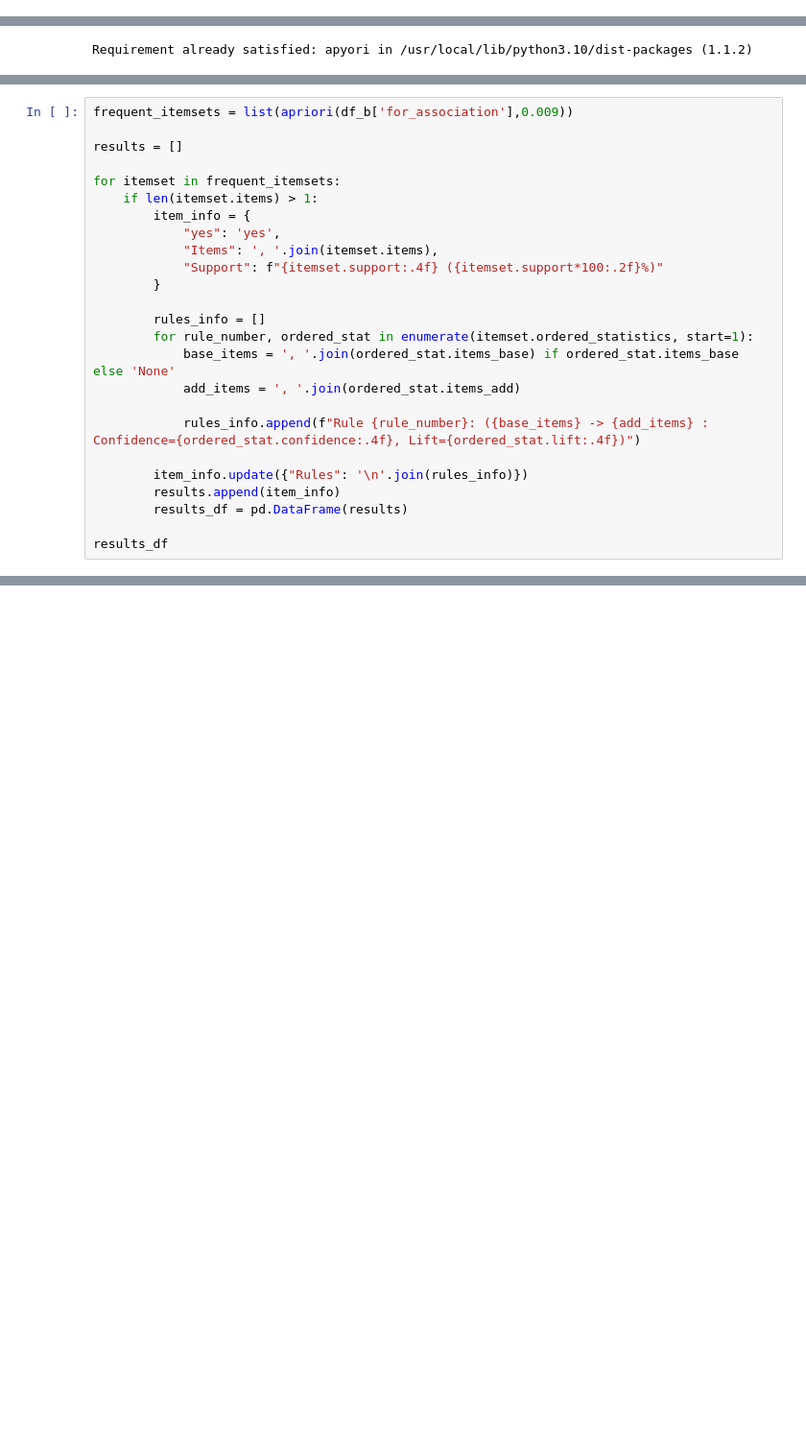
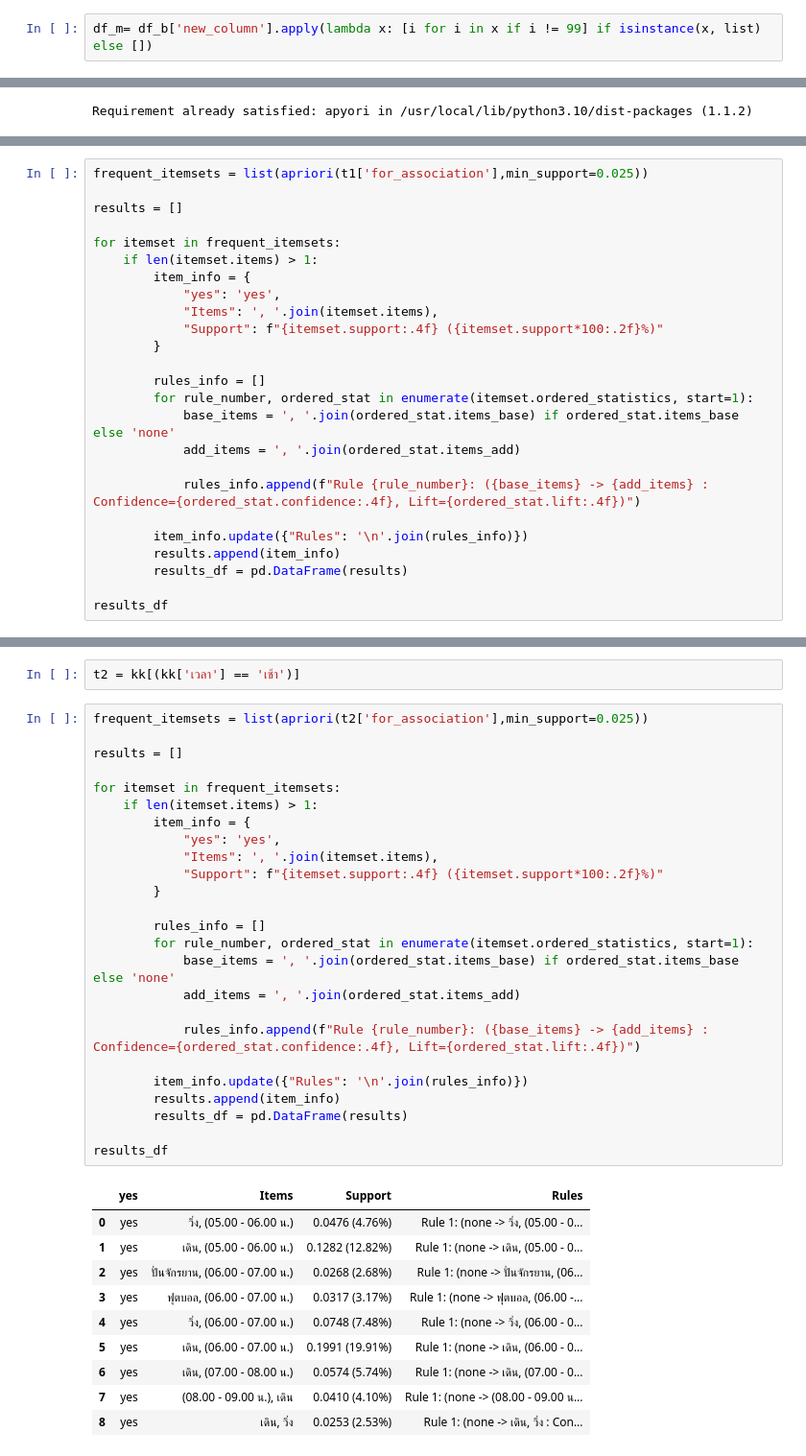
Before and after one commit to Tonry12/BSC_DPDM23, a Jupyter notebook: newasso.ipynb, the cells around one changed output, grey strips where cells are left out. Shown at 96% size. Saved outputs shown, nothing was run; the diff lists cells and outputs as text; blank space fills up the shorter version.

```diff
--- a/newasso.ipynb
+++ b/newasso.ipynb
@@ -544,5 +546,7 @@ df_b['new_column'] = df_a_71[['จังหวัด', 0,1,2,3,4]].apply(list, a
 # %%
 df_b['for_association'] = df_b['new_column'].apply(lambda x: [i for i in x if i != 99] if isinstance(x, list) else [])
+# %%
+df_m= df_b['new_column'].apply(lambda x: [i for i in x if i != 99] if isinstance(x, list) else [])
 # %%
 df_b
 # %% [output]
@@ -594,5 +650,5 @@ RelationRecord(items=frozenset({'เดิน', 'เชียงราย'}), su
 # %%
-frequent_itemsets = list(apriori(df_b['for_association'],0.009))
+frequent_itemsets = list(apriori(t1['for_association'],min_support=0.025))
 
 results = []
 
@@ -606,7 +662,7 @@ for itemset in frequent_itemsets:
 
         rules_info = []
         for rule_number, ordered_stat in enumerate(itemset.ordered_statistics, start=1):
-            base_items = ', '.join(ordered_stat.items_base) if ordered_stat.items_base else 'None'
+            base_items = ', '.join(ordered_stat.items_base) if ordered_stat.items_base else 'none'
             add_items = ', '.join(ordered_stat.items_add)
 
             rules_info.append(f"Rule {rule_number}: ({base_items} -> {add_items} : Confidence={ordered_stat.confidence:.4f}, Lift={ordered_stat.lift:.4f})")
@@ -620,0 +723,38 @@ TypeError: apriori() takes 1 positional argument but 2 were given
+# %%
+t2 = kk[(kk['เวลา'] == 'เช้า')]
+# %%
+frequent_itemsets = list(apriori(t2['for_association'],min_support=0.025))
+
+results = []
+
+for itemset in frequent_itemsets:
+    if len(itemset.items) > 1:
+        item_info = {
+            "yes": 'yes',
+            "Items": ', '.join(itemset.items),
+            "Support": f"{itemset.support:.4f} ({itemset.support*100:.2f}%)"
+        }
+
+        rules_info = []
+        for rule_number, ordered_stat in enumerate(itemset.ordered_statistics, start=1):
+            base_items = ', '.join(ordered_stat.items_base) if ordered_stat.items_base else 'none'
+            add_items = ', '.join(ordered_stat.items_add)
+
+            rules_info.append(f"Rule {rule_number}: ({base_items} -> {add_items} : Confidence={ordered_stat.confidence:.4f}, Lift={ordered_stat.lift:.4f})")
+
+        item_info.update({"Rules": '\n'.join(rules_info)})
+        results.append(item_info)
+        results_df = pd.DataFrame(results)
+
+results_df
+# %% [output]
+|  | yes | Items | Support | Rules |
+| 0 | yes | วิ่ง, (05.00 - 06.00 น.) | 0.0476 (4.76%) | Rule 1: (none -> วิ่ง, (05.00 - 0... |
+| 1 | yes | เดิน, (05.00 - 06.00 น.) | 0.1282 (12.82%) | Rule 1: (none -> เดิน, (05.00 - 0... |
+| 2 | yes | ปั่นจักรยาน, (06.00 - 07.00 น.) | 0.0268 (2.68%) | Rule 1: (none -> ปั่นจักรยาน, (06... |
+| 3 | yes | ฟุตบอล, (06.00 - 07.00 น.) | 0.0317 (3.17%) | Rule 1: (none -> ฟุตบอล, (06.00 -... |
+| 4 | yes | วิ่ง, (06.00 - 07.00 น.) | 0.0748 (7.48%) | Rule 1: (none -> วิ่ง, (06.00 - 0... |
+| 5 | yes | เดิน, (06.00 - 07.00 น.) | 0.1991 (19.91%) | Rule 1: (none -> เดิน, (06.00 - 0... |
+| 6 | yes | เดิน, (07.00 - 08.00 น.) | 0.0574 (5.74%) | Rule 1: (none -> เดิน, (07.00 - 0... |
+| 7 | yes | (08.00 - 09.00 น.), เดิน | 0.0410 (4.10%) | Rule 1: (none -> (08.00 - 09.00 น... |
+| 8 | yes | เดิน, วิ่ง | 0.0253 (2.53%) | Rule 1: (none -> เดิน, วิ่ง : Con... |
```
Also changed, not shown: parts of 12 cells of this notebook.
